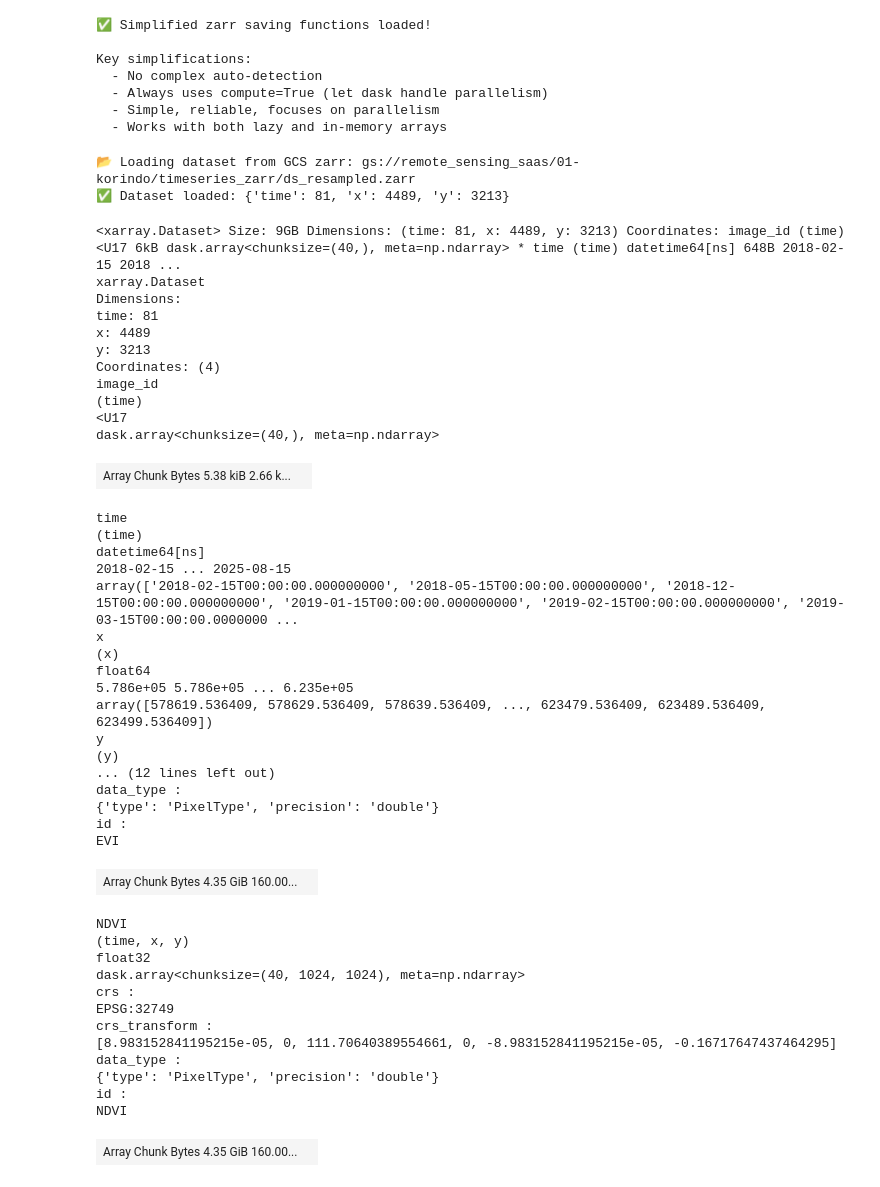
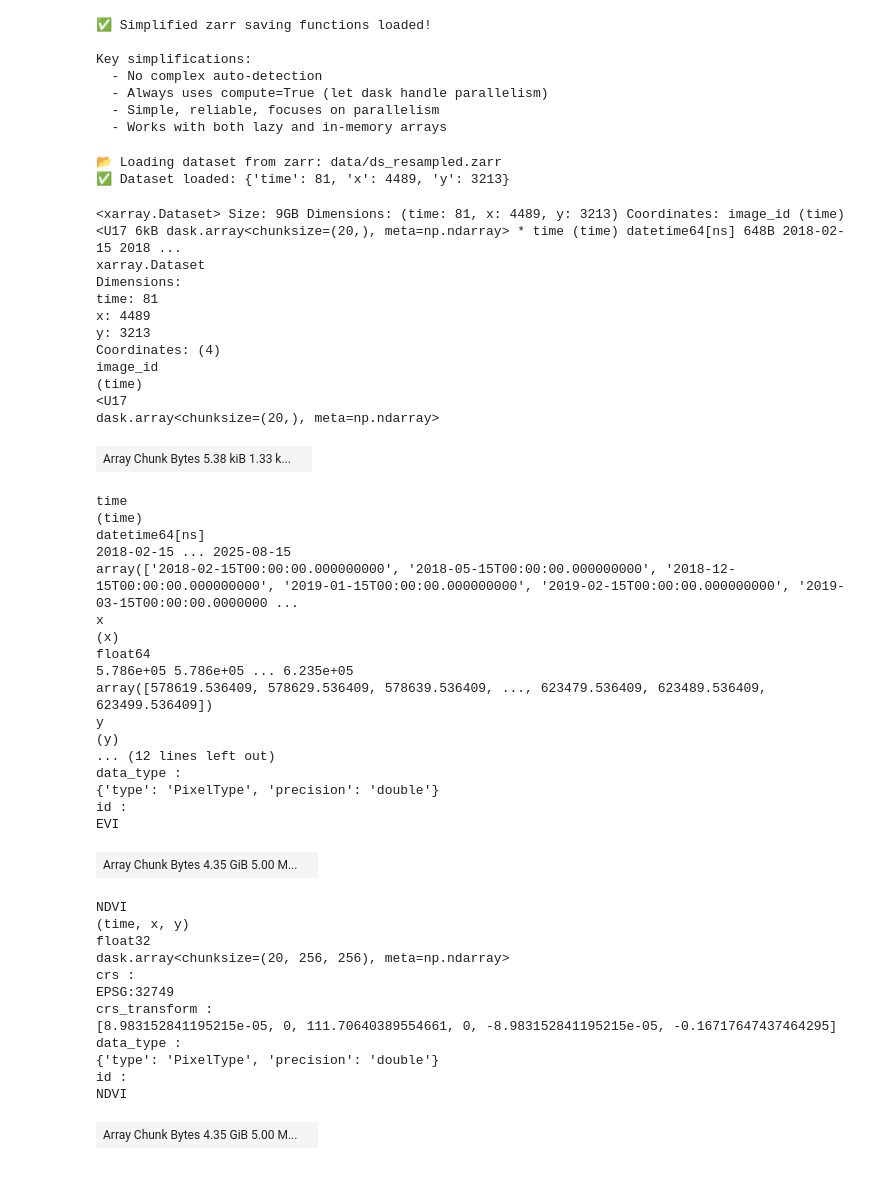
Before and after one commit to miqbalf/gis-carbon-ai, a Jupyter notebook: jupyter/notebooks/02c_forestry_arr_ML_tsfresh.ipynb, the cells around one changed output. Cells and saved outputs as stored; diff of their text form; code cells hidden in the pictures.

```diff
--- a/jupyter/notebooks/02c_forestry_arr_ML_tsfresh.ipynb
+++ b/jupyter/notebooks/02c_forestry_arr_ML_tsfresh.ipynb
@@ -236,26 +256,27 @@ Key simplifications:
   - Simple, reliable, focuses on parallelism
   - Works with both lazy and in-memory arrays
 # %%
-zarr_path = os.getenv('GCS_ZARR_DIR') + '/ds_resampled.zarr'
-storage = 'gcs'
+# zarr_path = os.getenv('GCS_ZARR_DIR') + '/ds_resampled.zarr'
+zarr_path = 'data/ds_resampled.zarr'
+storage = 'local'
 
 ds_resampled = load_dataset_zarr(zarr_path, storage=storage)
 ds_resampled
 # %% [output]
-📂 Loading dataset from GCS zarr: gs://remote_sensing_saas/01-korindo/timeseries_zarr/ds_resampled.zarr
+📂 Loading dataset from zarr: data/ds_resampled.zarr
 ✅ Dataset loaded: {'time': 81, 'x': 4489, 'y': 3213}
-<xarray.Dataset> Size: 9GB Dimensions: (time: 81, x: 4489, y: 3213) Coordinates: image_id (time) <U17 6kB dask.array<chunksize=(40,), meta=np.ndarray> * time (time) datetime64[ns] 648B 2018-02-15 2018 ...
+<xarray.Dataset> Size: 9GB Dimensions: (time: 81, x: 4489, y: 3213) Coordinates: image_id (time) <U17 6kB dask.array<chunksize=(20,), meta=np.ndarray> * time (time) datetime64[ns] 648B 2018-02-15 2018 ...
 xarray.Dataset
 Dimensions:
 time: 81
 x: 4489
 y: 3213
 Coordinates: (4)
 image_id
 (time)
 <U17
-dask.array<chunksize=(40,), meta=np.ndarray>
+dask.array<chunksize=(20,), meta=np.ndarray>
-| Array Chunk Bytes 5.38 kiB 2.66 k... |  |
+| Array Chunk Bytes 5.38 kiB 1.33 k... |  |
 time
 (time)
 datetime64[ns]
@@ -273,11 +294,11 @@ data_type :
 {'type': 'PixelType', 'precision': 'double'}
 id :
 EVI
-| Array Chunk Bytes 4.35 GiB 160.00... |  |
+| Array Chunk Bytes 4.35 GiB 5.00 M... |  |
 NDVI
 (time, x, y)
 float32
-dask.array<chunksize=(40, 1024, 1024), meta=np.ndarray>
+dask.array<chunksize=(20, 256, 256), meta=np.ndarray>
 crs :
 EPSG:32749
 crs_transform :
@@ -286,7 +307,7 @@ data_type :
 {'type': 'PixelType', 'precision': 'double'}
 id :
 NDVI
-| Array Chunk Bytes 4.35 GiB 160.00... |  |
+| Array Chunk Bytes 4.35 GiB 5.00 M... |  |
 Indexes: (3)
 time
 PandasIndex
```
Also changed, not shown: parts of 30 cells of this notebook, 1 other file.
